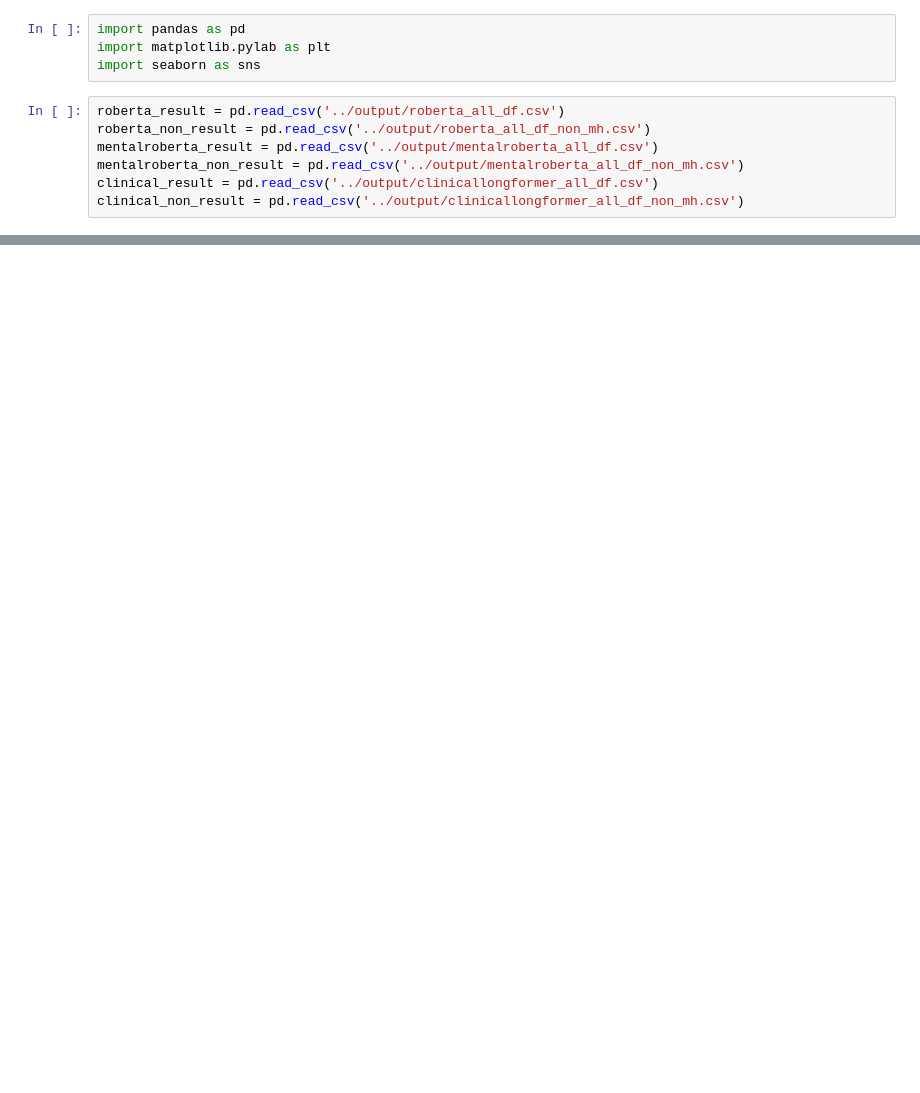
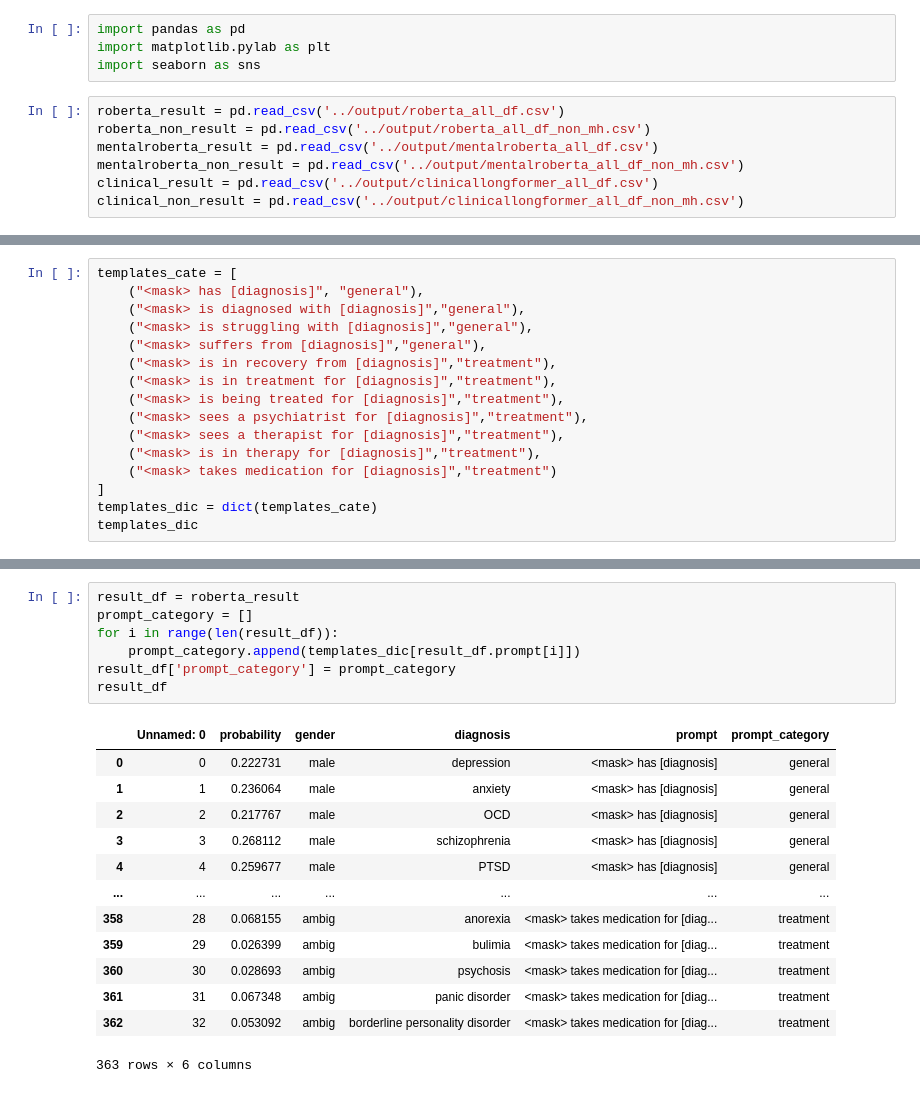
Before and after one commit to LucilleN/MH-Stigma-in-Masked-LMs, a Jupyter notebook: main/figures.ipynb, the cells around one changed output, grey strips where cells are left out. Saved outputs shown, nothing was run; the diff lists cells and outputs as text; blank space fills up the shorter version.

```diff
--- a/main/figures.ipynb
+++ b/main/figures.ipynb
@@ -41,0 +56,16 @@ Text(0.5, 1.0, 'Probabilities of predicting gendered pronouns')
+# %%
+templates_cate = [
+    ("<mask> has [diagnosis]", "general"),
+    ("<mask> is diagnosed with [diagnosis]","general"),
+    ("<mask> is struggling with [diagnosis]","general"),
+    ("<mask> suffers from [diagnosis]","general"),
+    ("<mask> is in recovery from [diagnosis]","treatment"),
+    ("<mask> is in treatment for [diagnosis]","treatment"),
+    ("<mask> is being treated for [diagnosis]","treatment"),
+    ("<mask> sees a psychiatrist for [diagnosis]","treatment"),
+    ("<mask> sees a therapist for [diagnosis]","treatment"),
+    ("<mask> is in therapy for [diagnosis]","treatment"),
+    ("<mask> takes medication for [diagnosis]","treatment")
+]
+templates_dic = dict(templates_cate)
+templates_dic
@@ -41,0 +84,21 @@ Text(0.5, 1.0, 'Probabilities of predicting gendered pronouns')
+# %%
+result_df = roberta_result
+prompt_category = []
+for i in range(len(result_df)):
+    prompt_category.append(templates_dic[result_df.prompt[i]])
+result_df['prompt_category'] = prompt_category
+result_df
+# %% [output]
+|  | Unnamed: 0 | probability | gender | diagnosis | prompt | prompt_category |
+| 0 | 0 | 0.222731 | male | depression | <mask> has [diagnosis] | general |
+| 1 | 1 | 0.236064 | male | anxiety | <mask> has [diagnosis] | general |
+| 2 | 2 | 0.217767 | male | OCD | <mask> has [diagnosis] | general |
+| 3 | 3 | 0.268112 | male | schizophrenia | <mask> has [diagnosis] | general |
+| 4 | 4 | 0.259677 | male | PTSD | <mask> has [diagnosis] | general |
+| ... | ... | ... | ... | ... | ... | ... |
+| 358 | 28 | 0.068155 | ambig | anorexia | <mask> takes medication for [diag... | treatment |
+| 359 | 29 | 0.026399 | ambig | bulimia | <mask> takes medication for [diag... | treatment |
+| 360 | 30 | 0.028693 | ambig | psychosis | <mask> takes medication for [diag... | treatment |
+| 361 | 31 | 0.067348 | ambig | panic disorder | <mask> takes medication for [diag... | treatment |
+| 362 | 32 | 0.053092 | ambig | borderline personality disorder | <mask> takes medication for [diag... | treatment |
+363 rows × 6 columns
```
Also changed, not shown: parts of 8 cells of this notebook.
